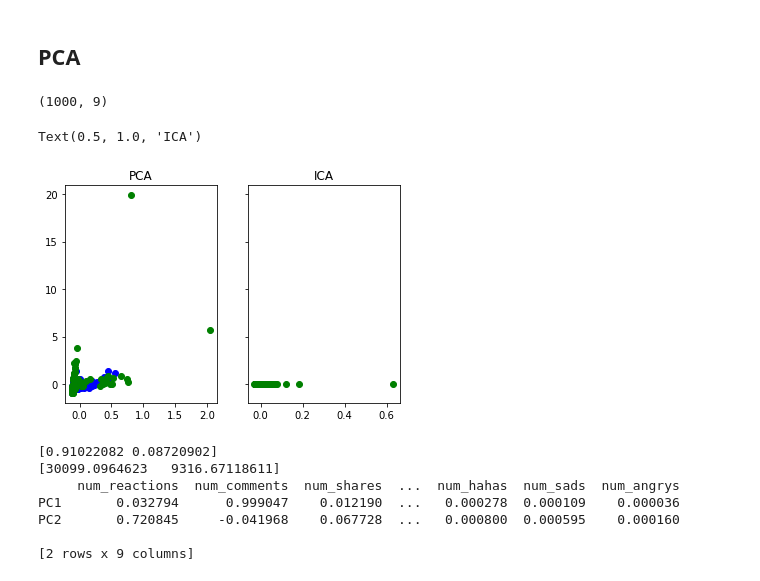
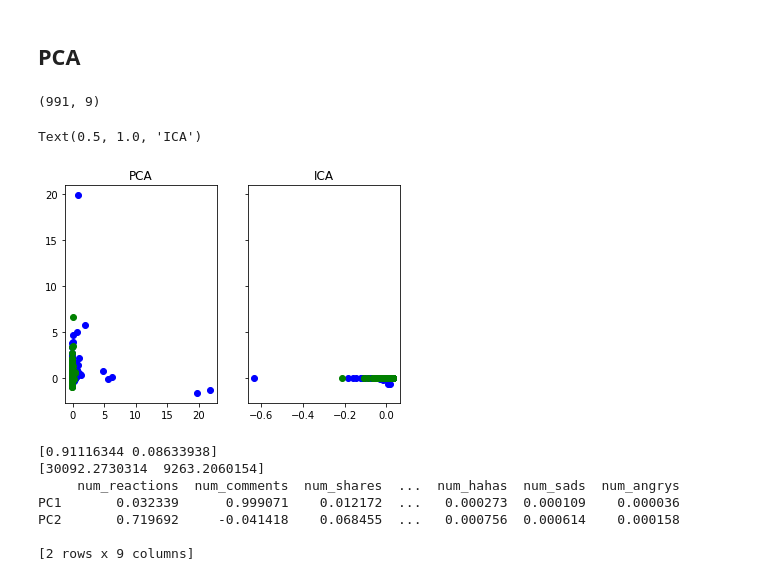
Before and after one commit to pablojgm/AICamp, a Jupyter notebook: Untitled1.ipynb, the cells around one changed output. Drawn from its saved outputs; the diff is of its cells as text; code cells hidden in the pictures.

```diff
--- a/Untitled1.ipynb
+++ b/Untitled1.ipynb
@@ -56,11 +62,25 @@ dataset
 from sklearn.preprocessing import LabelEncoder
 import seaborn as sns
 
+#data cleaning
 data = dataset.iloc[:1000,:-4]
+data['reaction_check'] = data.iloc[:,-6:].sum(axis=1)
+data['reaction_match'] = data.apply(lambda x: x['num_reactions'] == x['reaction_check'], axis=1)
+data = data[data.reaction_match == True]
+data.drop(['reaction_check', 'reaction_match'], axis=1, inplace=True)
+
+data.drop(['status_published'], axis=1, inplace=True)
+
+data.groupby('status_type').nunique().plot(kind='bar')
+plt.legend(loc='center left', bbox_to_anchor=(1.0, 0.5))
+plt.show()
+
+#converting object to int
 le = LabelEncoder()
 data['status_type'] = le.fit_transform(data['status_type'])
+
 target = data['status_type']
-data.drop(['status_published', 'status_type'], axis=1, inplace=True)
+data.drop(['status_type'], axis=1, inplace=True)
 
 print(data.describe())
 data.info()
@@ -238,26 +259,26 @@ plt.show()
 # %%
 ####
 combined = pd.DataFrame(data)
 print(combined.shape)
 ####
 from sklearn import decomposition
 
 combined_pca = decomposition.PCA(n_components=2,whiten=True).fit_transform(combined)
 combined_ica = decomposition.FastICA(n_components=2, random_state=5).fit_transform(combined)
 
 fig, (ax1, ax2) = plt.subplots(1, 2, sharey=True)
 
-ax1.scatter(combined_pca[0:90,0], combined_pca[0:90,1], c='blue')
-ax1.scatter(combined_pca[90:180,0], combined_pca[90:180,1], c='green')
+ax1.scatter(combined_pca[0:500,0], combined_pca[0:500,1], c='blue')
+ax1.scatter(combined_pca[500:1000,0], combined_pca[500:1000,1], c='green')
 ax1.set_title('PCA')
 
-ax2.scatter(combined_ica[0:90,0], combined_ica[0:90,1], c='blue')
-ax2.scatter(combined_ica[90:180,0], combined_ica[90:180,1], c='green')
+ax2.scatter(combined_ica[0:500,0], combined_ica[0:500,1], c='blue')
+ax2.scatter(combined_ica[500:1000,0], combined_ica[500:1000,1], c='green')
 ax2.set_title('ICA')
 # %% [output]
-(1000, 9)
+(991, 9)
 Text(0.5, 1.0, 'ICA')
-[figure, old version]
+[figure, new version]
 # %%
 component_num = 2
 pca = decomposition.PCA(n_components=component_num)
@@ -276,10 +297,10 @@ print(pd.DataFrame(pca.components_,columns=combined.columns,index = ['PC1','PC2'
 ## Mixing matrix for ICA
 # print(ica.mixing_)
 # %% [output]
-[0.91022082 0.08720902]
-[30099.0964623   9316.67118611]
+[0.91116344 0.08633938]
+[30092.2730314  9263.2060154]
      num_reactions  num_comments  num_shares  ...  num_hahas  num_sads  num_angrys
-PC1       0.032794      0.999047    0.012190  ...   0.000278  0.000109    0.000036
-PC2       0.720845     -0.041968    0.067728  ...   0.000800  0.000595    0.000160
+PC1       0.032339      0.999071    0.012172  ...   0.000273  0.000109    0.000036
+PC2       0.719692     -0.041418    0.068455  ...   0.000756  0.000614    0.000158
 
 [2 rows x 9 columns]
```
Also changed, not shown: parts of 18 cells of this notebook.
